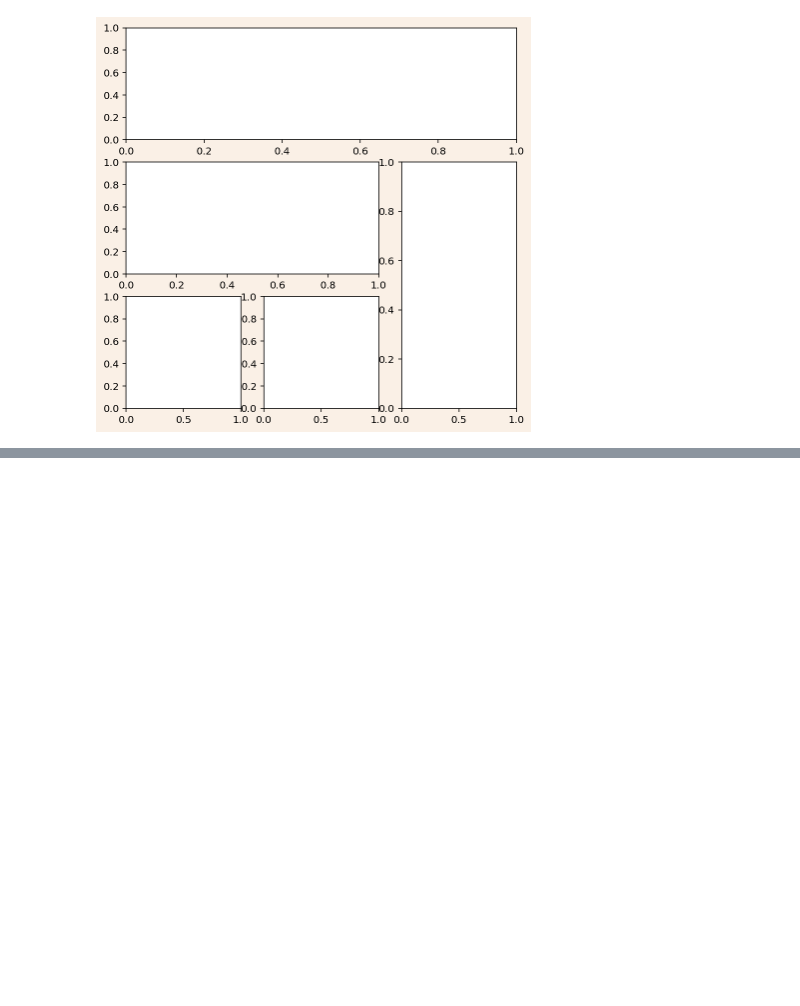
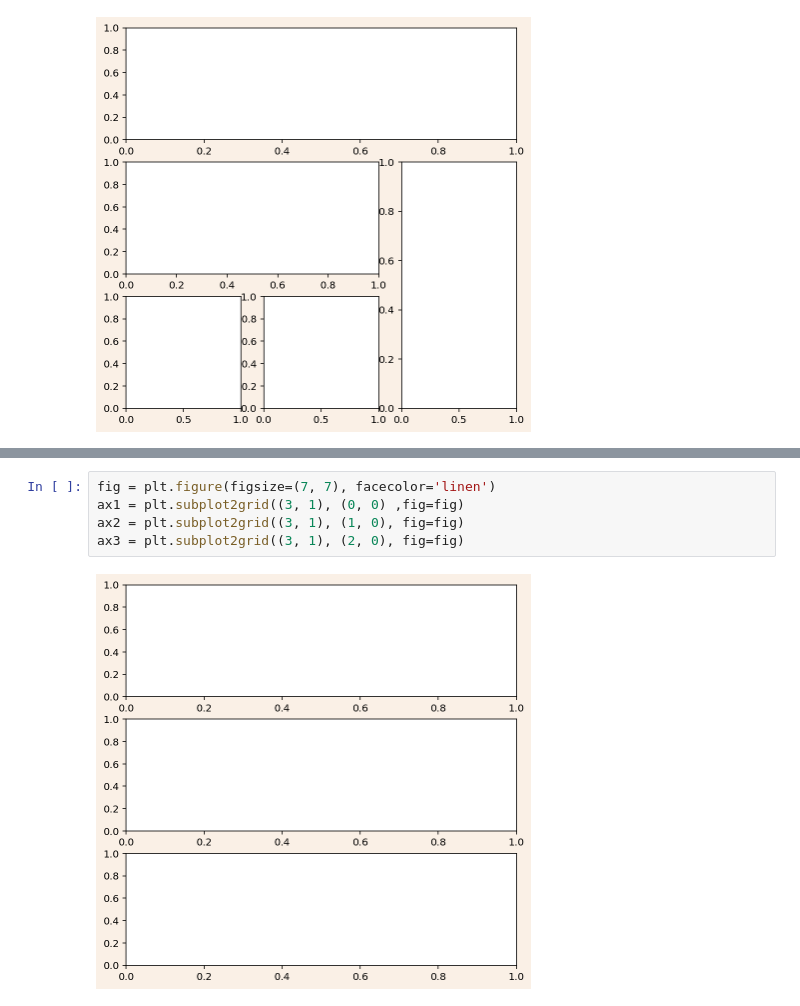
Before and after one commit to bluefruit0215/matplotlib_study, a Jupyter notebook: 1-1 실습.ipynb, the cells around one changed output, grey strips where cells are left out. Saved outputs shown, nothing was run; the diff lists cells and outputs as text; blank space fills up the shorter version.

```diff
--- a/1-1 실습.ipynb
+++ b/1-1 실습.ipynb
@@ -24,0 +41,7 @@ ax4 = plt.subplot2grid((3, 3), (2, 1), fig=fig)
+# %%
+fig = plt.figure(figsize=(7, 7), facecolor='linen')
+ax1 = plt.subplot2grid((3, 1), (0, 0) ,fig=fig)
+ax2 = plt.subplot2grid((3, 1), (1, 0), fig=fig)
+ax3 = plt.subplot2grid((3, 1), (2, 0), fig=fig)
+# %% [output]
+[figure, added]
```
Also changed, not shown: parts of 16 cells of this notebook.
